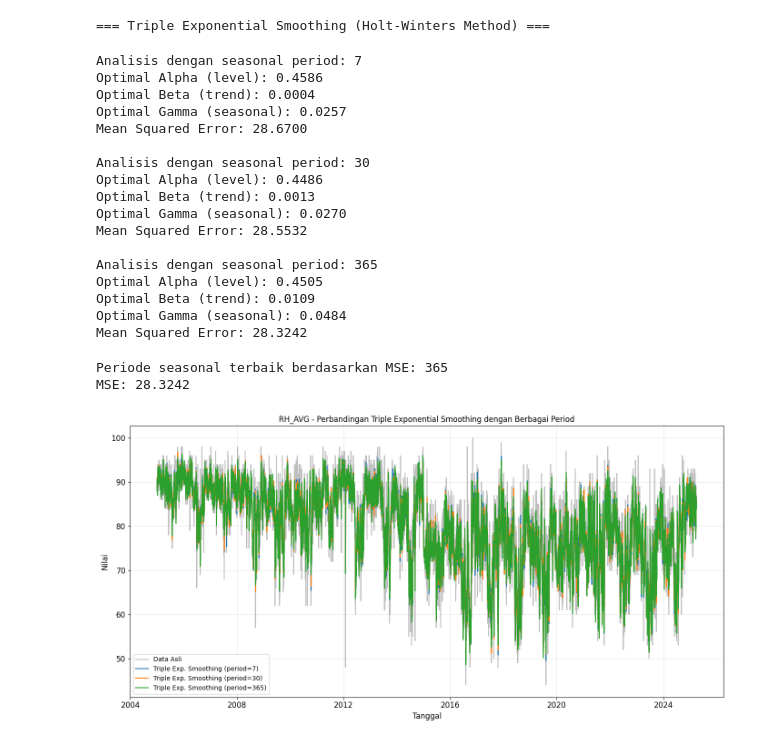
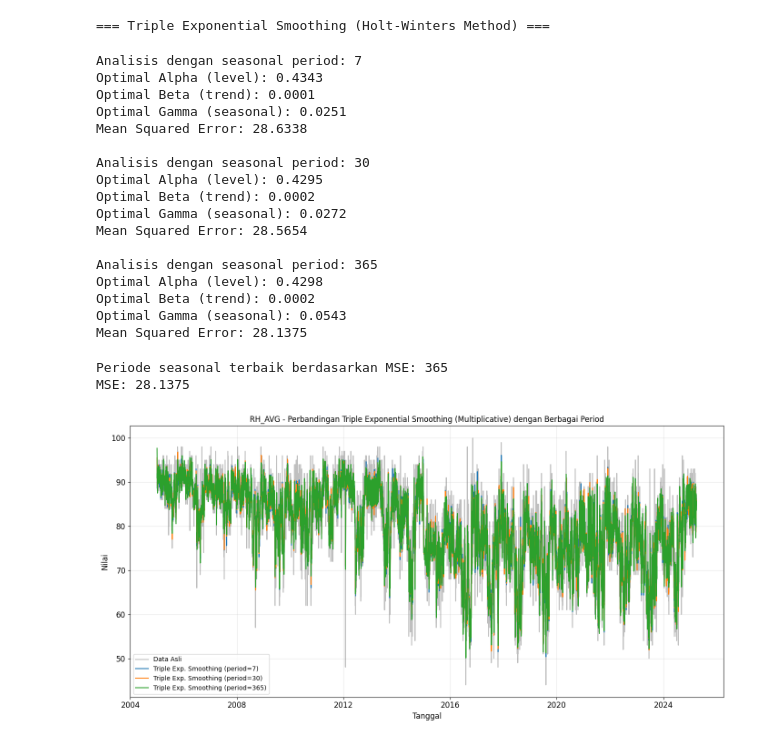
Before and after one commit to furqanramadhan/thesis_bachelor-degree, a Jupyter notebook: Dataset/BMKG/preprocessing/new_code_hw.ipynb, the cells around one changed output. Cells and saved outputs as stored; diff of their text form; code cells hidden in the pictures.

```diff
--- a/Dataset/BMKG/preprocessing/new_code_hw.ipynb
+++ b/Dataset/BMKG/preprocessing/new_code_hw.ipynb
@@ -331,7 +329,7 @@ for seasonal_period in seasonal_periods_list:
         tes_model = ExponentialSmoothing(
             bmkg_data_filled[col_for_decomp],
             trend='add',       # Menggunakan trend aditif
-            seasonal='add',    # Menggunakan seasonal aditif
+            seasonal='mul',    # Menggunakan seasonal multiplicative
             seasonal_periods=seasonal_period
         ).fit(optimized=True, remove_bias=True)
 
@@ -353,54 +351,54 @@ for seasonal_period in seasonal_periods_list:
         print(f"Error dengan seasonal period {seasonal_period}: {str(e)}")
 # %% [output]
 Analisis dengan seasonal period: 7
-Optimal Alpha (level): 0.4586
-Optimal Beta (trend): 0.0004
-Optimal Gamma (seasonal): 0.0257
-Mean Squared Error: 28.6700
+Optimal Alpha (level): 0.4343
+Optimal Beta (trend): 0.0001
+Optimal Gamma (seasonal): 0.0251
+Mean Squared Error: 28.6338
 
 Analisis dengan seasonal period: 30
-Optimal Alpha (level): 0.4486
-Optimal Beta (trend): 0.0013
-Optimal Gamma (seasonal): 0.0270
-Mean Squared Error: 28.5532
+Optimal Alpha (level): 0.4295
+Optimal Beta (trend): 0.0002
+Optimal Gamma (seasonal): 0.0272
+Mean Squared Error: 28.5654
 
 Analisis dengan seasonal period: 365
-Optimal Alpha (level): 0.4505
-Optimal Beta (trend): 0.0109
-Optimal Gamma (seasonal): 0.0484
-Mean Squared Error: 28.3242
+Optimal Alpha (level): 0.4298
+Optimal Beta (trend): 0.0002
+Optimal Gamma (seasonal): 0.0543
+Mean Squared Error: 28.1375
 # %%
 # Temukan seasonal period terbaik berdasarkan MSE
 best_period = None
 if tes_mse_dict:
     best_period = min(tes_mse_dict, key=tes_mse_dict.get)
     print(f"\nPeriode seasonal terbaik berdasarkan MSE: {best_period}")
     print(f"MSE: {tes_mse_dict[best_period]:.4f}")
 
 # Visualisasi perbandingan fitted values untuk setiap seasonal period
 plt.figure(figsize=(14, 7))
 
 # Data asli
 plt.plot(bmkg_data_filled.index, bmkg_data_filled[col_for_decomp],
          label='Data Asli', color='gray', alpha=0.5)
 
 # Triple Exponential Smoothing untuk setiap seasonal period
 for period, fitted in tes_fitted_values.items():
     plt.plot(bmkg_data_filled.index, fitted,
              label=f'Triple Exp. Smoothing (period={period})',
              linewidth=1.5)
 
 plt.grid(True, alpha=0.3)
-plt.title(f'{col_for_decomp} - Perbandingan Triple Exponential Smoothing dengan Berbagai Period')
+plt.title(f'{col_for_decomp} - Perbandingan Triple Exponential Smoothing (Multiplicative) dengan Berbagai Period')
 plt.xlabel('Tanggal')
 plt.ylabel('Nilai')
 plt.legend()
 plt.tight_layout()
 plt.show()
 # %% [output]
 Periode seasonal terbaik berdasarkan MSE: 365
-MSE: 28.3242
+MSE: 28.1375
-[figure, old version]
+[figure, new version]
 # %%
 # Evaluasi model terbaik dengan berbagai metrik
 def evaluate_model(actual, fitted, model_name):
```
Also changed, not shown: parts of 7 cells of this notebook.
